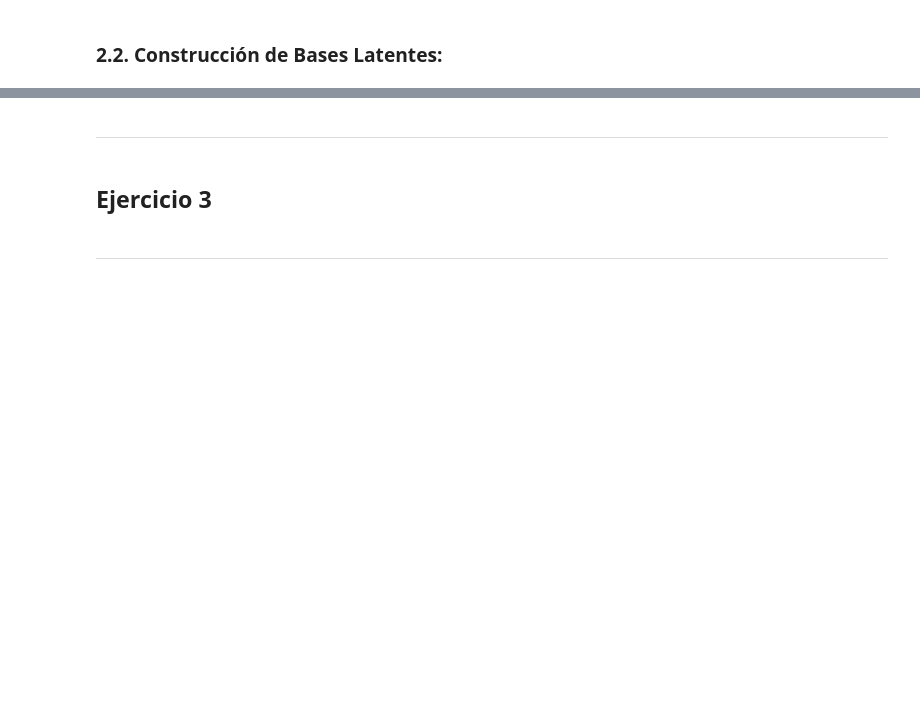
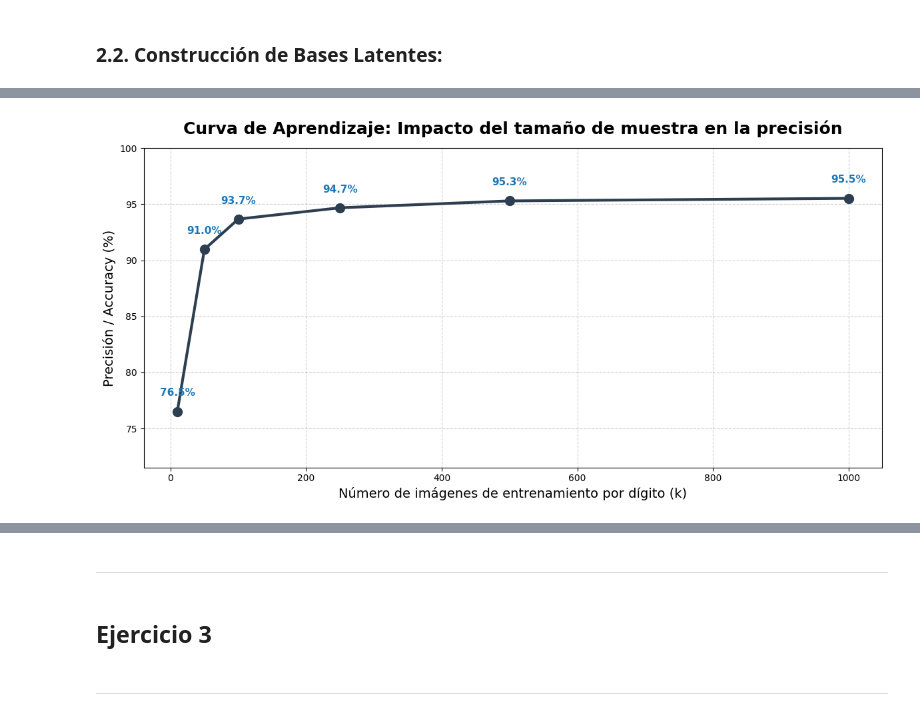
Before and after one commit to HeiderZapata/Applied-Math, a Jupyter notebook: Examen 2/Examen2-MatApl-Martinez-Zapata-Londono-Notebook.ipynb, the cells around one changed output, grey strips where cells are left out. Saved outputs shown, nothing was run; the diff lists cells and outputs as text; code cells hidden in the pictures; blank space fills up the shorter version.

```diff
--- a/Examen 2/Examen2-MatApl-Martinez-Zapata-Londono-Notebook.ipynb
+++ b/Examen 2/Examen2-MatApl-Martinez-Zapata-Londono-Notebook.ipynb
@@ -287,0 +901,84 @@ $d$ que minimice esta distancia.
+# %%
+import time
+import cv2
+import numpy as np
+import matplotlib.pyplot as plt
+
+# Definimos los diferentes tamaños de muestra (k) que queremos probar
+valores_k_train = [10, 50, 100, 250, 500, 1000]
+precisiones = []
+
+print("--- INICIANDO EXPERIMENTO DE CURVA DE APRENDIZAJE ---")
+
+for k_train in valores_k_train:
+    print(f"Construyendo y evaluando modelo con k = {k_train} imágenes por dígito...")
+    tiempo_inicio_k = time.time()
+
+    # 1. Construir las bases ortonormales para este tamaño de muestra
+    bases_temporales = {}
+    for d in range(10):
+        # Filtramos las imágenes de la clase 'd'
+        imagenes_clase_d = X_train_full[y_train_full == d]
+
+        # Tomamos solo las primeras 'k_train' imágenes
+        muestra_entrenamiento = imagenes_clase_d[:k_train]
+
+        # Preprocesamos y aplanamos para formar la matriz temporal M_d
+        lista_vectores = []
+        for img in muestra_entrenamiento:
+            # Recorte
+            filas = np.where(img.max(axis=1) > 0)[0]
+            cols = np.where(img.max(axis=0) > 0)[0]
+            if len(filas) > 0 and len(cols) > 0:
+                recorte = img[filas[0]:filas[-1]+1, cols[0]:cols[-1]+1]
+            else:
+                recorte = img
+
+            # Reescalado y normalización
+            reescalada = cv2.resize(recorte, (16, 16), interpolation=cv2.INTER_AREA)
+            vector = (reescalada / 255.0).flatten()
+            lista_vectores.append(vector)
+
+        M_d_temp = np.column_stack(lista_vectores)
+
+        # Calculamos la SVD para extraer el nuevo "molde"
+        U_temp, _, _ = np.linalg.svd(M_d_temp, full_matrices=False)
+        bases_temporales[d] = U_temp
+
+    # 2. Evaluar el modelo con estas nuevas bases (usando las 10,000 imágenes de prueba)
+    aciertos_temp = 0
+    for i in range(total_imagenes):
+        img_test = X_test_full[i]
+        etiq_real = y_test_full[i]
+
+        # Usamos nuestra función con k_trunc=21 para aislar el efecto del ruido
+        pred = predecir_digito(img_test, bases_temporales, k_trunc=21)
+        if pred == etiq_real:
+            aciertos_temp += 1
+
+    # Calculamos el accuracy y lo guardamos
+    acc = (aciertos_temp / total_imagenes) * 100
+    precisiones.append(acc)
+    tiempo_fin_k = time.time()
+
+    print(f" -> Accuracy: {acc:.2f}% (Tiempo: {tiempo_fin_k - tiempo_inicio_k:.2f}s)\n")
+
+# --- 3. GRAFICAR LOS RESULTADOS ---
+plt.figure(figsize=(12, 6))
+plt.plot(valores_k_train, precisiones, marker='o', color='#2c3e50', linewidth=3, markersize=10)
+
+plt.title('Curva de Aprendizaje: Impacto del tamaño de muestra en la precisión', fontsize=18, fontweight='bold', pad=15)
+plt.xlabel('Número de imágenes de entrenamiento por dígito (k)', fontsize=14)
+plt.ylabel('Precisión / Accuracy (%)', fontsize=14)
+
+# Estética y grilla
+plt.grid(True, linestyle='--', alpha=0.6)
+plt.ylim(min(precisiones) - 5, 100)
+
+# Añadir etiquetas de datos directamente sobre los puntos
+for x, y in zip(valores_k_train, precisiones):
+    plt.text(x, y + 1.2, f'{y:.1f}%', ha='center', va='bottom', fontsize=11, fontweight='bold', color='tab:blue')
+
+plt.tight_layout()
+plt.show()
+# %% [output]
@@ -287,0 +1003 @@ $d$ que minimice esta distancia.
+[figure, added]
```
Also changed, not shown: parts of 47 cells of this notebook.
